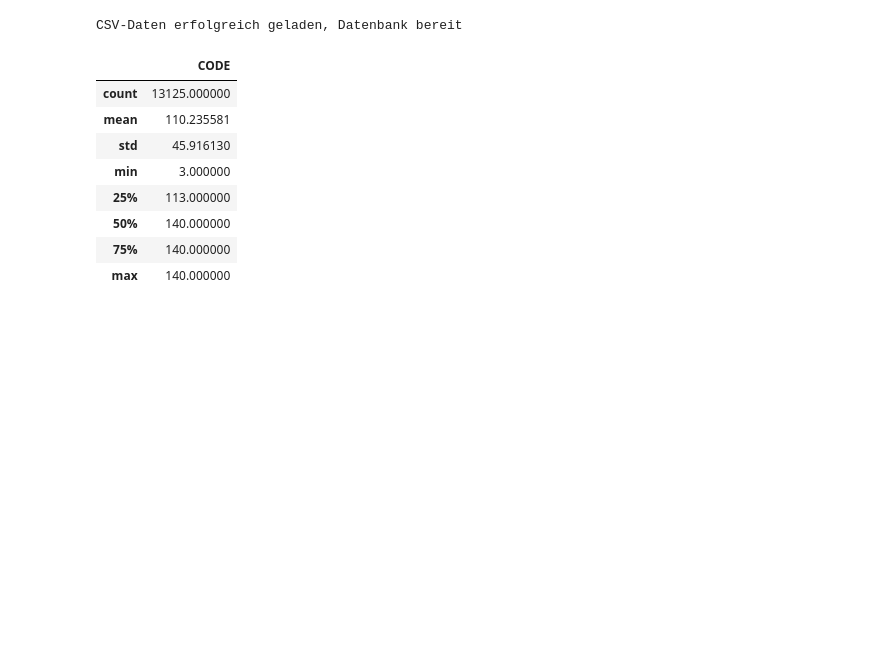
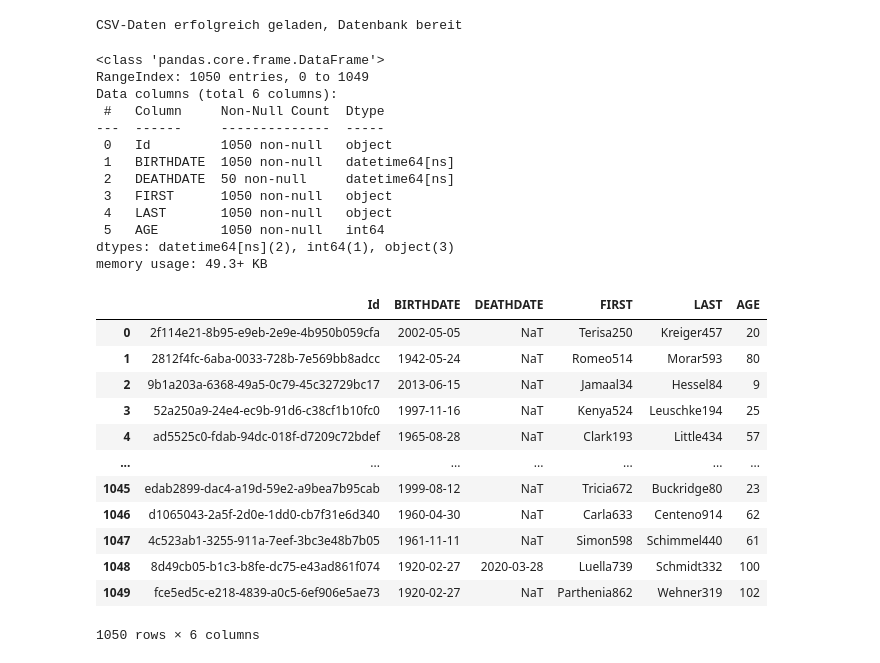
Before and after one commit to MarisaRies/covir, a Jupyter notebook: COVIR.ipynb, the cells around one changed output. Saved outputs shown, nothing was run; the diff lists cells and outputs as text; code cells hidden in the pictures; blank space fills up the shorter version.

```diff
--- a/COVIR.ipynb
+++ b/COVIR.ipynb
@@ -110,23 +110,34 @@ conn.commit()
 print("CSV-Daten erfolgreich geladen, Datenbank bereit")
 # %% [output]
 CSV-Daten erfolgreich geladen, Datenbank bereit
-# %%
-df_insert_pat.describe()
-df_insert_enc.describe()
-df_insert_con.describe()
-df_insert_imm.describe()
-
-#df_insert_pat.info()
-#df_insert_enc.info()
-#df_insert_con.info()
-#df_insert_imm.info()
-# %% [output]
-|  | CODE |
-| count | 13125.000000 |
-| mean | 110.235581 |
-| std | 45.916130 |
-| min | 3.000000 |
-| 25% | 113.000000 |
-| 50% | 140.000000 |
-| 75% | 140.000000 |
-| max | 140.000000 |
+# %%
+#Übersicht Patienten Tabelle
+df_insert_pat.info()
+df_insert_pat
+# %% [output]
+<class 'pandas.core.frame.DataFrame'>
+RangeIndex: 1050 entries, 0 to 1049
+Data columns (total 6 columns):
+ #   Column     Non-Null Count  Dtype
+---  ------     --------------  -----
+ 0   Id         1050 non-null   object
+ 1   BIRTHDATE  1050 non-null   datetime64[ns]
+ 2   DEATHDATE  50 non-null     datetime64[ns]
+ 3   FIRST      1050 non-null   object
+ 4   LAST       1050 non-null   object
+ 5   AGE        1050 non-null   int64
+dtypes: datetime64[ns](2), int64(1), object(3)
+memory usage: 49.3+ KB
+|  | Id | BIRTHDATE | DEATHDATE | FIRST | LAST | AGE |
+| 0 | 2f114e21-8b95-e9eb-2e9e-4b950b059cfa | 2002-05-05 | NaT | Terisa250 | Kreiger457 | 20 |
+| 1 | 2812f4fc-6aba-0033-728b-7e569bb8adcc | 1942-05-24 | NaT | Romeo514 | Morar593 | 80 |
+| 2 | 9b1a203a-6368-49a5-0c79-45c32729bc17 | 2013-06-15 | NaT | Jamaal34 | Hessel84 | 9 |
+| 3 | 52a250a9-24e4-ec9b-91d6-c38cf1b10fc0 | 1997-11-16 | NaT | Kenya524 | Leuschke194 | 25 |
+| 4 | ad5525c0-fdab-94dc-018f-d7209c72bdef | 1965-08-28 | NaT | Clark193 | Little434 | 57 |
+| ... | ... | ... | ... | ... | ... | ... |
+| 1045 | edab2899-dac4-a19d-59e2-a9bea7b95cab | 1999-08-12 | NaT | Tricia672 | Buckridge80 | 23 |
+| 1046 | d1065043-2a5f-2d0e-1dd0-cb7f31e6d340 | 1960-04-30 | NaT | Carla633 | Centeno914 | 62 |
+| 1047 | 4c523ab1-3255-911a-7eef-3bc3e48b7b05 | 1961-11-11 | NaT | Simon598 | Schimmel440 | 61 |
+| 1048 | 8d49cb05-b1c3-b8fe-dc75-e43ad861f074 | 1920-02-27 | 2020-03-28 | Luella739 | Schmidt332 | 100 |
+| 1049 | fce5ed5c-e218-4839-a0c5-6ef906e5ae73 | 1920-02-27 | NaT | Parthenia862 | Wehner319 | 102 |
+1050 rows × 6 columns
```
Also changed, not shown: parts of 6 cells of this notebook.
